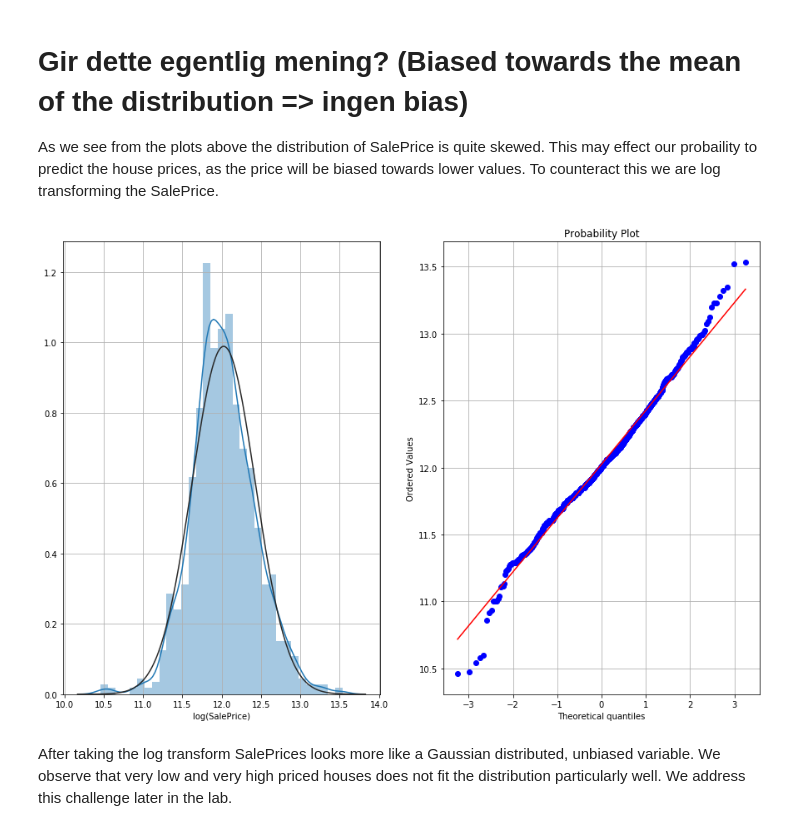
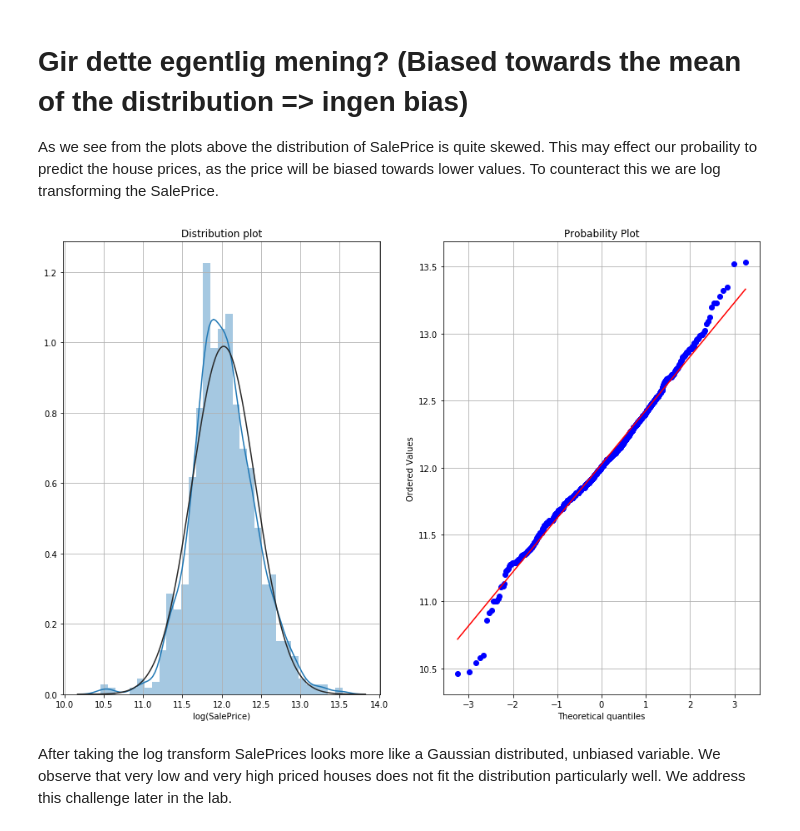
Before and after one commit to mabjork/Algorithmic-Machine-Learning, a Jupyter notebook: Notebooks/challenges/Final-HouseSales-2.ipynb, the cells around one changed output. Cells and saved outputs as stored; diff of their text form; code cells hidden in the pictures.

```diff
--- a/Notebooks/challenges/Final-HouseSales-2.ipynb
+++ b/Notebooks/challenges/Final-HouseSales-2.ipynb
@@ -316,17 +326,18 @@ As we see from the plots above the distribution of SalePrice is quite skewed. Th
 # %%
 plt.figure(figsize=(15,10))
 
 plt.subplot(121)
+plt.title("Distribution plot")
 sns.distplot(pd.Series(np.log(houseDataDF.SalePrice.values), name="log(SalePrice)"), fit=norm)
 plt.grid()
 
 plt.subplot(122)
 stats.probplot(np.log(houseDataDF.SalePrice.values), plot=plt)
 plt.grid()
 
 # TODO: Lack of axis names.
 # %% [output]
-[figure, old version]
+[figure, new version]
 # %% [markdown]
 After taking the log transform SalePrices looks more like a Gaussian distributed, unbiased variable. We observe that very low and very high priced houses does not fit the distribution particularly well. We address this challenge later in the lab.
 # %% [markdown]
```
Also changed, not shown: parts of 40 cells of this notebook.
